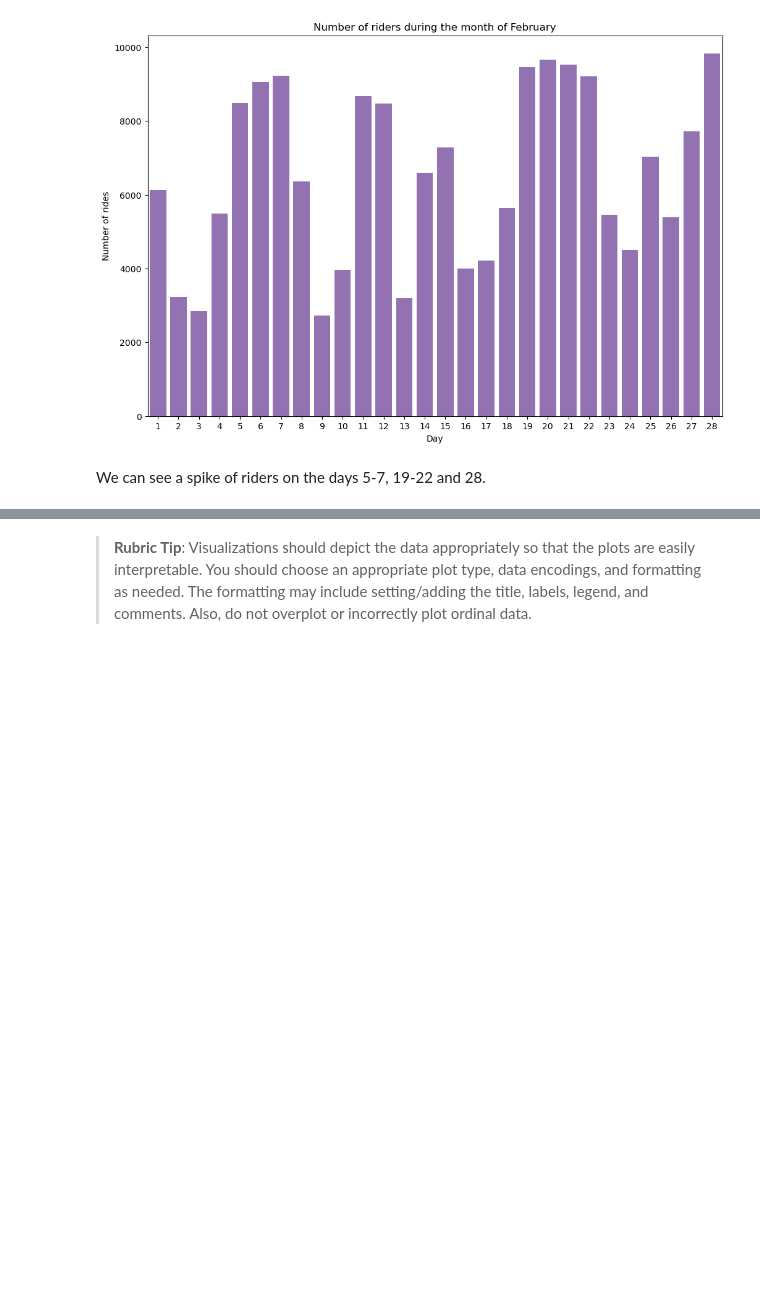
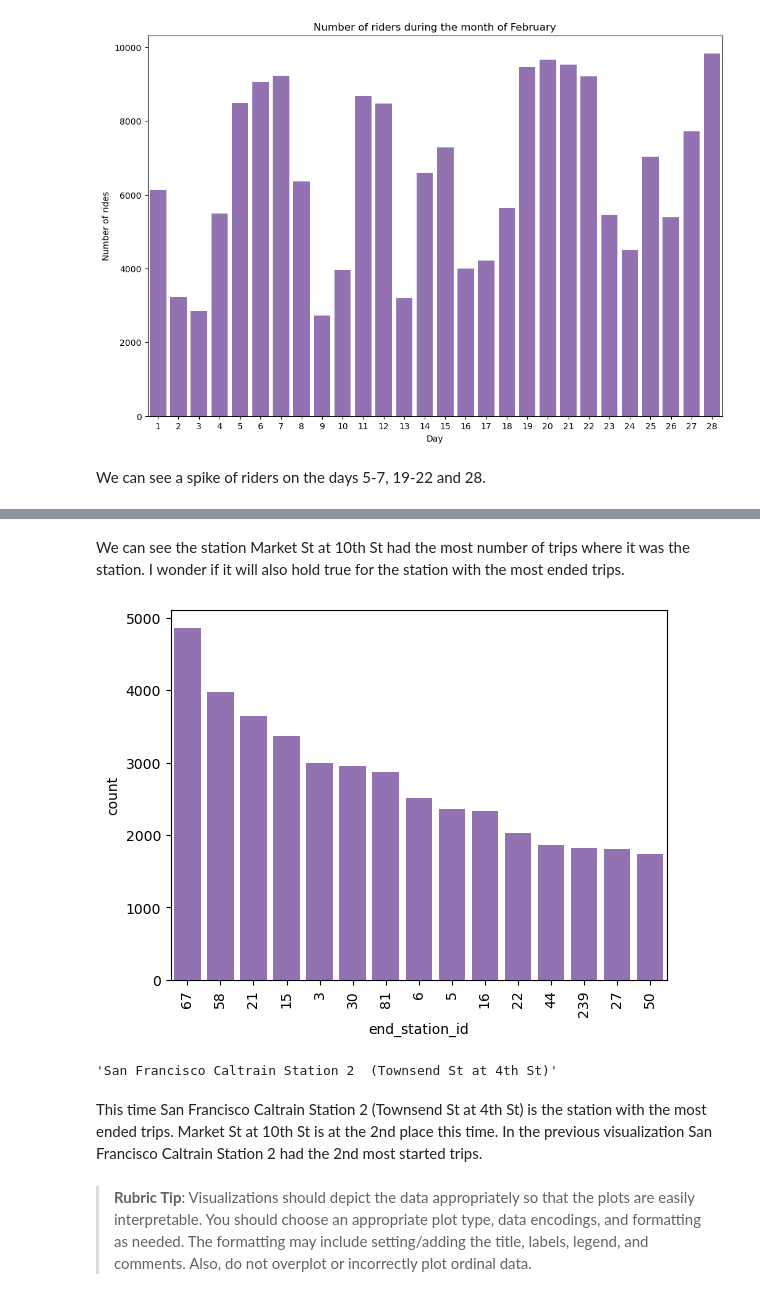
Before and after one commit to NajibAdan/UdacityxALX, a Jupyter notebook: Project_003/Part_I_exploration_template.ipynb, the cells around one changed output, grey strips where cells are left out. Drawn from its saved outputs; the diff is of its cells as text; code cells hidden in the pictures; blank space fills up the shorter version.

```diff
--- a/Project_003/Part_I_exploration_template.ipynb
+++ b/Project_003/Part_I_exploration_template.ipynb
@@ -298,3 +327,17 @@ We can see a spike of riders on the days 5-7, 19-22 and 28.
+# %% [markdown]
+We can see the station Market St at 10th St had the most number of trips where it was the station. I wonder if it will also hold true for the station with the most ended trips.
+# %%
+limit_end = df.end_station_id.value_counts().iloc[:15]
+sb.countplot(data=df, x='end_station_id',order=limit_end.index,color=color)
+plt.xticks(rotation=90);
+# %% [output]
+[figure, added]
+# %%
+df.query('end_station_id == 67').end_station_name.iloc[0]
+# %% [output]
+'San Francisco Caltrain Station 2  (Townsend St at 4th St)'
+# %% [markdown]
+This time San Francisco Caltrain Station 2 (Townsend St at 4th St) is the station with the most ended trips. Market St at 10th St is at the 2nd place this time. In the previous visualization San Francisco Caltrain Station 2 had the 2nd most started trips.
 # %% [markdown]
 
 
```
Also changed, not shown: parts of 16 cells of this notebook, 1 other file.
